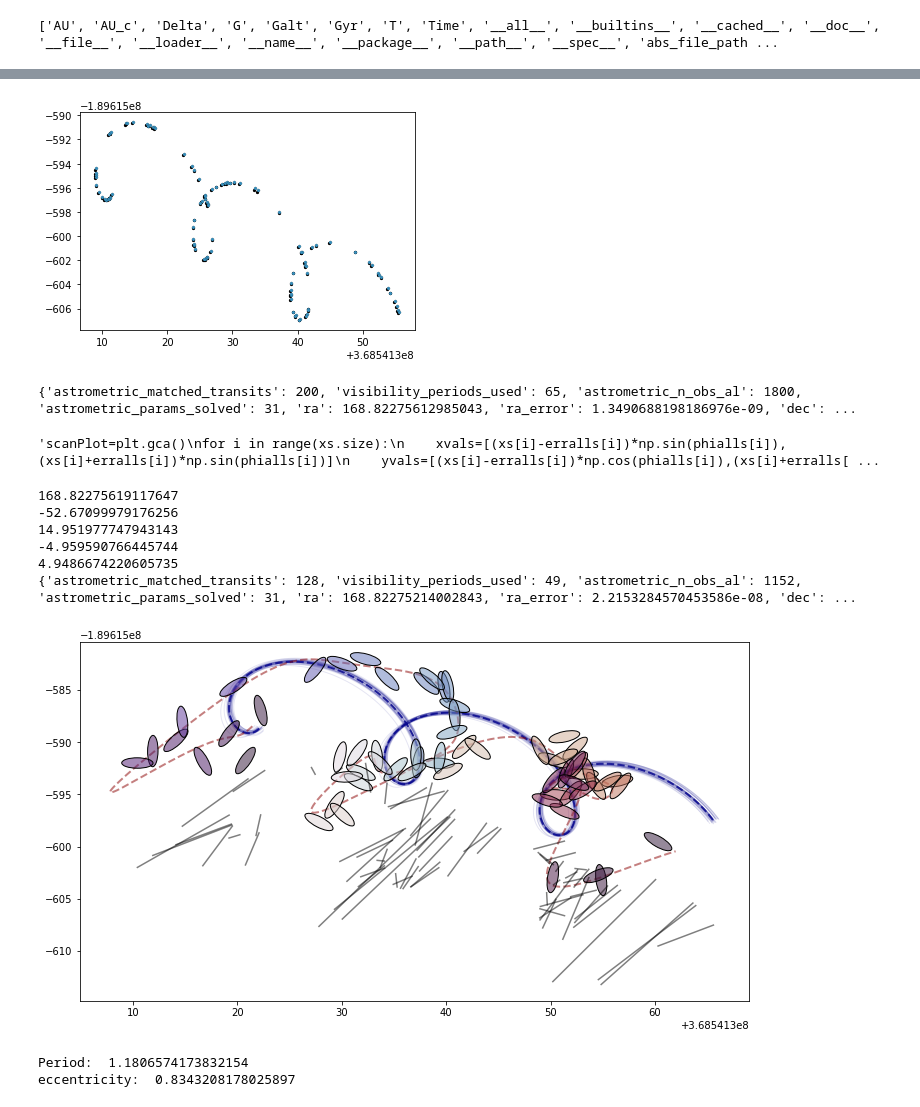
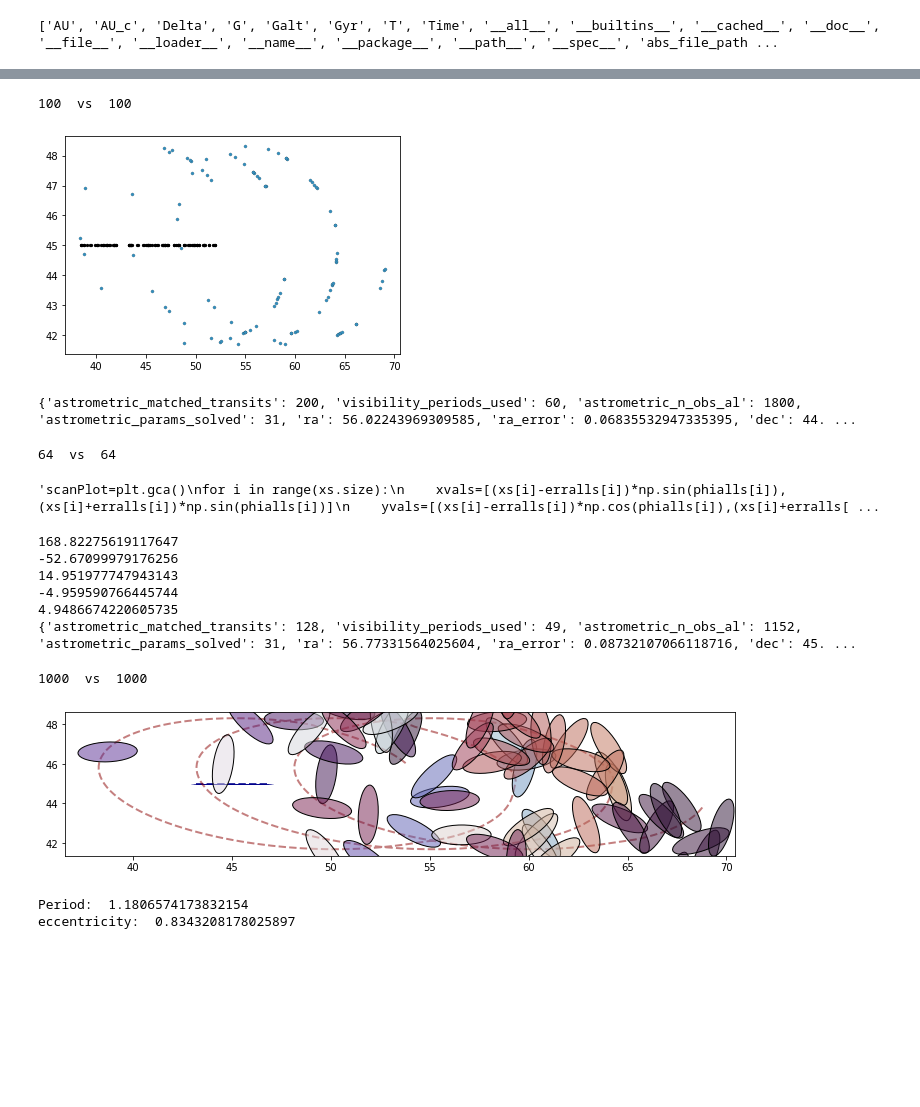
Before and after one commit to zpenoyre/astromet.py, a Jupyter notebook: example.ipynb, the cells around one changed output, grey strips where cells are left out. Saved outputs shown, nothing was run; the diff lists cells and outputs as text; code cells hidden in the pictures; blank space fills up the shorter version.

```diff
--- a/example.ipynb
+++ b/example.ipynb
@@ -24,18 +24,20 @@ params=astromet.params()
 # For this example we'll generate a random binary system
 
 # center of mass parameters
-params.RA=360*np.random.rand()
-params.Dec=90*(-1+2*np.random.rand())
-print('RA and Dec [degrees]: \n',params.RA,params.Dec)
-params.pmRAc=10*np.random.randn()
-params.pmDec=10*np.random.randn()
-print('Proper motion in RA and Dec [mas/yr]: \n',params.pmRAc,params.pmDec)
+params.ra=360*np.random.rand()
+params.dec=90*(-1+2*np.random.rand())
+print('RA and Dec [degrees]: \n',params.ra,params.dec)
+params.drac=0 # zero offset from angular position
+params.ddec=0
+params.pmrac=10*np.random.randn()
+params.pmdec=10*np.random.randn()
+print('Proper motion in RA and Dec [mas/yr]: \n',params.pmrac,params.pmdec)
 params.pllx=1+9*np.random.rand()
 print('Parallax [mas]: \n',params.pllx)
 
 # binary parameters
-params.M=1000*np.random.rand()**2
-print('Mass of brightest source [mSun]: \n',params.M)
+params.period=40*np.random.rand()**2
+print('Period [years]: \n',params.period)
 params.a=100*np.random.rand()
 print('Semi-major axis [AU]: \n',params.a)
 params.e=np.random.rand()
@@ -43,14 +45,15 @@ print('Eccentricity [dimensionless]: \n',params.e)
 params.q=10*(np.random.rand()**4)
 params.l=np.random.rand()
 print('Light (l<1) and mass (q) ratios of binary [dimensionless]: \n',params.l,params.q)
-params.vPhi=2*np.pi*np.random.rand()
-params.vTheta=np.pi*np.random.rand()
-print('On-sky projection angles (vPhi and vTheta) of binary [radians]: \n',params.vPhi,params.vTheta)
-params.vOmega=2*np.pi*np.random.rand()
-print('On-sky orientation angle of binary [radians]: \n',params.vOmega)
-params.tPeri=2016+astromet.period(params)*np.random.rand()
-print('Time of first binary periapse [years]: \n',params.tPeri)
+params.vphi=2*np.pi*np.random.rand()
+params.vtheta=np.pi*np.random.rand()
+print('On-sky projection angles (vPhi and vTheta) of binary [radians]: \n',params.vphi,params.vtheta)
+params.vomega=2*np.pi*np.random.rand()
+print('On-sky orientation angle of binary [radians]: \n',params.vomega)
+params.tperi=2016+params.period*np.random.rand()
+print('Time of first binary periapse [years]: \n',params.tperi)
 
-print('\nPeriod [years]: \n',astromet.period(params))
+print('\Total mass [mSun]: \n',astromet.totalmass(params))
+print('\Delta [dless]: \n',astromet.Delta(params))
 # %% [output]
 RA and Dec [degrees]:
@@ -183,11 +197,12 @@ qPl.scatter(raccoms,deccoms,color='k',s=5,zorder=2)
 qPl.scatter(raccols,deccols,color=c,s=10,zorder=2,edgecolor='k',lw=0.1)
 plt.show()
 # %% [output]
+100  vs  100
-[figure, old version]
+[figure, new version]
 # %%
 print(results)
 # %% [output]
-{'astrometric_matched_transits': 200, 'visibility_periods_used': 65, 'astrometric_n_obs_al': 1800, 'astrometric_params_solved': 31, 'ra': 168.82275612985043, 'ra_error': 1.3490688198186976e-09, 'dec': ...
+{'astrometric_matched_transits': 200, 'visibility_periods_used': 60, 'astrometric_n_obs_al': 1800, 'astrometric_params_solved': 31, 'ra': 56.02243969309585, 'ra_error': 0.06835532947335395, 'dec': 44. ...
 # %%
 # simulating observables
 
@@ -215,7 +230,8 @@ for i in range(xs.size):
     scanPlot.plot(xvals,yvals)
 plt.show()'''
 # %% [output]
-'scanPlot=plt.gca()\nfor i in range(xs.size):\n    xvals=[(xs[i]-erralls[i])*np.sin(phialls[i]),(xs[i]+erralls[i])*np.sin(phialls[i])]\n    yvals=[(xs[i]-erralls[i])*np.cos(phialls[i]),(xs[i]+erralls[ ...
+64  vs  64
+'scanPlot=plt.gca()\nfor i in range(xs.size):\n    xvals=[(xs[i]-erralls[i])*np.sin(phialls[i]),(xs[i]+erralls[i])*np.sin(phialls[i])]\n    yvals=[(xs[i]-erralls[i])*np.cos(phialls[i]),(xs[i]+erralls[ ...
 # %%
 print(params.RA)
 print(params.Dec)
@@ -229,7 +245,7 @@ print(results)
 14.951977747943143
 -4.959590766445744
 4.9486674220605735
-{'astrometric_matched_transits': 128, 'visibility_periods_used': 49, 'astrometric_n_obs_al': 1152, 'astrometric_params_solved': 31, 'ra': 168.82275214002843, 'ra_error': 2.2153284570453586e-08, 'dec': ...
+{'astrometric_matched_transits': 128, 'visibility_periods_used': 49, 'astrometric_n_obs_al': 1152, 'astrometric_params_solved': 31, 'ra': 56.77331564025604, 'ra_error': 0.08732107066118716, 'dec': 45. ...
 # %%
 xerrs=0.5*np.random.randn(phis.size)*np.sin(phis)+1.5*np.random.randn(phis.size)*np.cos(phis)
 yerrs=0.5*np.random.randn(phis.size)*np.cos(phis)-1.5*np.random.randn(phis.size)*np.sin(phis)
@@ -273,36 +289,37 @@ for i in range(32):
     randPmRa=results['pmra']+results['pmra_error']*np.random.randn()
     randPmDec=results['pmdec']+results['pmdec_error']*np.random.randn()
     randPllx=results['parallax']+results['parallax_error']*np.random.randn()
 
     fitPs=astromet.params()
     fitPs.RA=randRa
     fitPs.Dec=randDec
     fitPs.pmRAc=randPmRa
     fitPs.pmDec=randPmDec
     fitPs.pllx=randPllx
     bestRas,bestDecs=astromet.track(tUniform,fitPs,comOnly=True)
     qPl.plot(bestRas,bestDecs,lw=1,c='darkblue',alpha=0.1,zorder=0)
 fitPs=astromet.params()
 fitPs.RA=results['ra']
 fitPs.Dec=results['dec']
 fitPs.pmRAc=results['pmra']
 fitPs.pmDec=results['pmdec']
 fitPs.pllx=results['parallax']
 bestRas,bestDecs=astromet.track(tUniform,fitPs,comOnly=True)
 qPl.plot(bestRas,bestDecs,lw=2,c='darkblue',alpha=0.8,zorder=0,ls='--')
 
-bestRa2s,bestDec2s=astromet.track(ts,fitPs,comOnly=True)
+'''bestRa2s,bestDec2s=astromet.track(ts,fitPs,comOnly=True)
 for i in range(raccols.size):
     xval=raccols[i]+xerrs[i]
     yval=deccols[i]+yerrs[i]
-    qPl.plot([xval,bestRa2s[i]],[yval,bestDec2s[i]],c='k',alpha=0.5)
+    qPl.plot([xval,bestRa2s[i]],[yval,bestDec2s[i]],c='k',alpha=0.5)'''
 # adding initial position and proper motion as arrow
 #qPl.arrow(np.median(ras*np.cos(decs*np.pi/180)),np.median(decs),mas*params.pmRA,mas*params.pmDec,color='k',alpha=0.5)
 
 
 plt.show()
 # %% [output]
+1000  vs  1000
-[figure, old version]
+[figure, new version]
 # %%
 print('Period: ',astromet.period(params))
 print('eccentricity: ',params.e)
```
Also changed, not shown: parts of 4 cells of this notebook, 5 other files.
